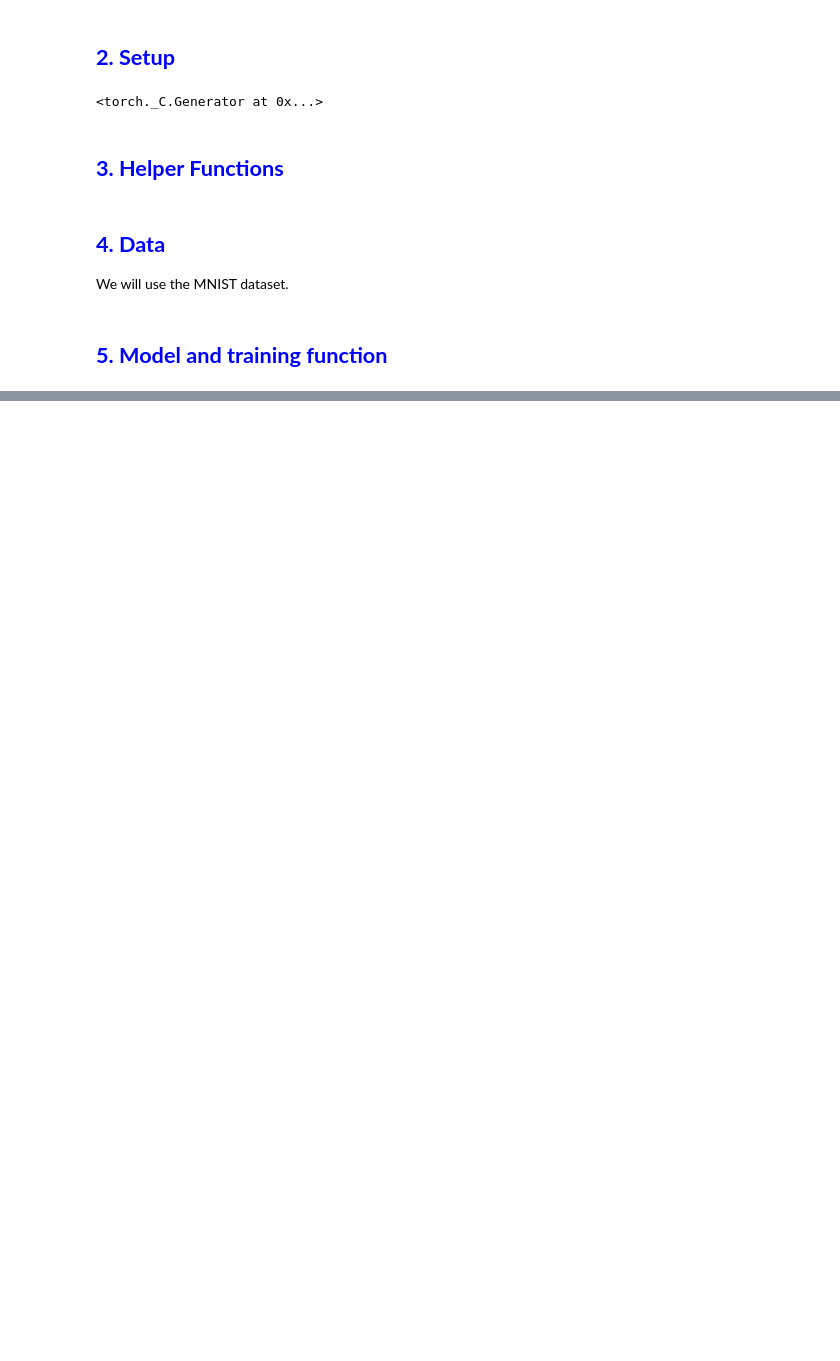
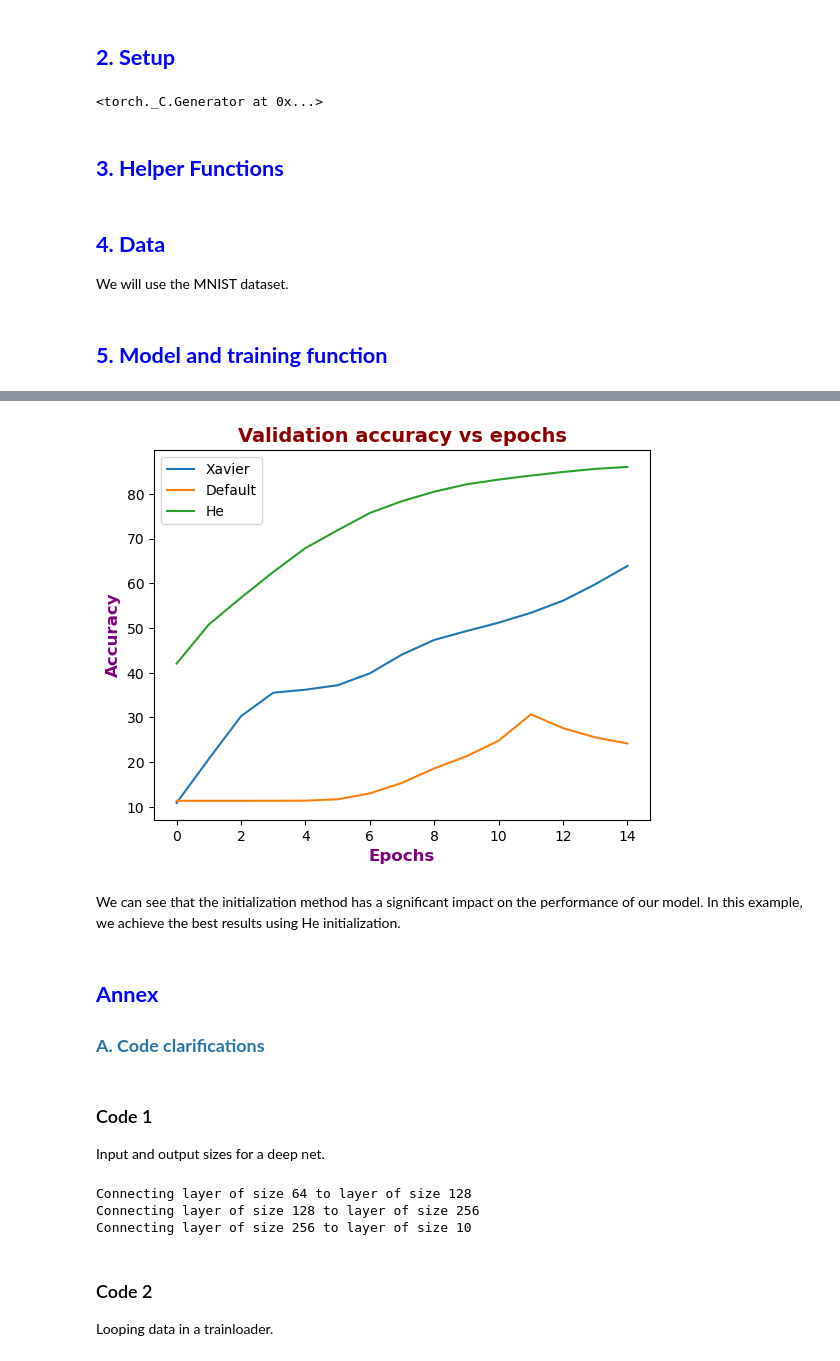
Before and after one commit to MNGARCIA085/AI-Frameworks-Learning, a Jupyter notebook: PyTorch/2. Initialization/Initialization techniques.ipynb, the cells around one changed output, grey strips where cells are left out. Drawn from its saved outputs; the diff is of its cells as text; code cells hidden in the pictures; blank space fills up the shorter version.

Commit message:
initialization techniques

```diff
--- a/PyTorch/2. Initialization/Initialization techniques.ipynb
+++ b/PyTorch/2. Initialization/Initialization techniques.ipynb
@@ -220,0 +268,43 @@ plt.legend()
+# %%
+# Prepare the metrics dictionary for the validation accuracy
+metrics = {
+    'Xavier': training_results_Xavier['validation_accuracy'],
+    'Default': training_results_default['validation_accuracy'],
+    'He': training_results_he['validation_accuracy']
+}
+
+# Plot training loss
+plot_training_metrics(
+    metrics=metrics,
+    metric_name='validation_accuracy',
+    title='Validation accuracy vs epochs',
+    xlabel='Epochs',
+    ylabel='Accuracy'
+)
+# %% [output]
+[figure, added]
+# %% [markdown]
+We can see that the initialization method has a significant impact on the performance of our model. In this example, we achieve the best results using He initialization.
+# %% [markdown]
+<a name="annex"></a>
+## <font color='blue'> <b> Annex </b> </font>
+
+<a name="A"></a>
+### <font color='#2874a6'> <b> A. Code clarifications </b> </font>
+# %% [markdown]
+###  Code 1
+
+Input and output sizes for a deep net.
+# %%
+Layers = [64, 128, 256, 10]
+
+for input_size, output_size in zip(Layers, Layers[1:]):
+    print(f"Connecting layer of size {input_size} to layer of size {output_size}")
+# %% [output]
+Connecting layer of size 64 to layer of size 128
+Connecting layer of size 128 to layer of size 256
+Connecting layer of size 256 to layer of size 10
+# %% [markdown]
+### Code 2
+
+Looping data in a trainloader.
```
Also changed, not shown: parts of 38 cells of this notebook, 2 other files.
